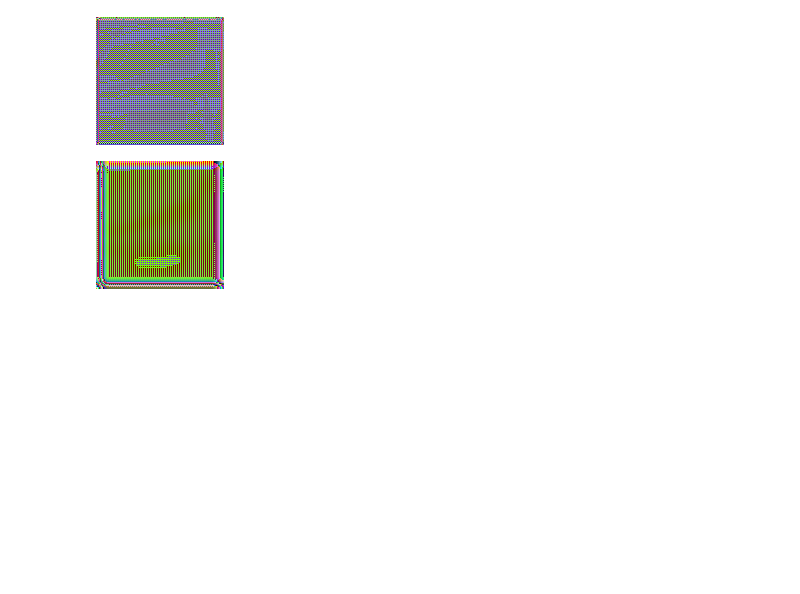
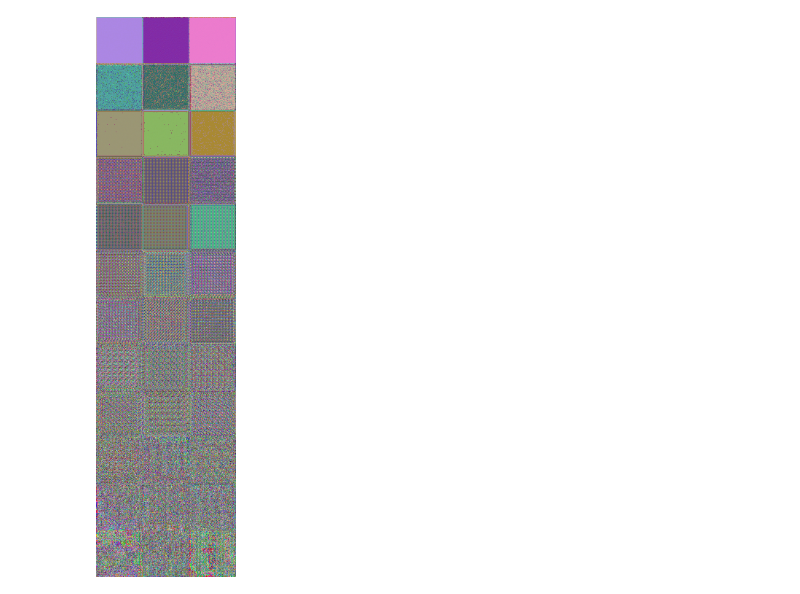
Before and after one commit to flavioschneider/brainle, a Jupyter notebook: notebooks/layered_training.ipynb, the cells around one changed output. Drawn from its saved outputs; the diff is of its cells as text; code cells hidden in the pictures; blank space fills up the shorter version.

Commit message:
feat: bidirectional layered training

```diff
--- a/notebooks/layered_training.ipynb
+++ b/notebooks/layered_training.ipynb
@@ -172,8 +229,4 @@ arch = SandwichModel(
 # Callbacks
 cb_progress_bar = pl.callbacks.RichProgressBar()
 cb_model_summary = pl.callbacks.RichModelSummary()
-# %%
-to_image = torchvision.transforms.ToPILImage()
-blur = torchvision.transforms.GaussianBlur((21,21), sigma=(4,4))
-sample = next(iter(datamodule.val_dataloader()))
 # %%
@@ -211,8 +258,0 @@ to_image(grid)
-# %%
-# Stage 1
-arch.set_stage(1)
-arch.reset_current_stage_params()
-model = Model(arch, lr=0.01)
-trainer = pl.Trainer(callbacks=[cb_progress_bar, cb_model_summary], max_epochs=200)
-trainer.fit(model=model, datamodule=datamodule)
-# 0.000624
@@ -243,7 +258,0 @@ to_image(grid)
-# %%
-# Stage 2
-arch.set_stage(2)
-arch.reset_current_stage_params()
-model = Model(arch, lr=0.01)
-trainer = pl.Trainer(callbacks=[cb_progress_bar, cb_model_summary], max_epochs=200)
-trainer.fit(model=model, datamodule=datamodule)
@@ -274,32 +290,40 @@ to_image(grid)
 # %%
 import cv2
 from rich.progress import track
 from PIL import Image
 
 # Compute gradient of filter wrt to input
+steps = 100
+num_layers = model.num_layers
+num_filters = 3
+images = []
 
-img = sample[0].clone().unsqueeze(0).requires_grad_()#torch.rand((1, 3, 128, 128), requires_grad=True)#
-img.requires_grad = True
-arch.set_stage(-1) # No grads
-arch.stage = 1
-filter_id = 3
-steps = 1000
-optimizer = torch.optim.Adam([img], lr=0.1, weight_decay=1e-6)
+sample_img = sample[0].unsqueeze(0) #
+sample_rand = torch.rand((1, 3, 128, 128), requires_grad=True)#
+start = sample_rand
 
-for n in track(range(steps)):
-    optimizer.zero_grad()
-    pattern = model.model.encode(img)[0, filter_id]
-    loss = - pattern.mean()
-    loss.backward()
-    optimizer.step()
+for layer_id in track(range(num_layers)):
+    for filter_id in range(num_filters):
 
-to_image(img[0])
+        img = start.clone().detach()
+        img.requires_grad = True
+        model.requires_grad(False)
+        optimizer = torch.optim.Adam([img], lr=0.1, weight_decay=1e-6)
+
+        for n in range(steps):
+            optimizer.zero_grad()
+            pattern = model(img)[0][layer_id+1][0, filter_id]
+            loss = - pattern.mean()
+            loss.backward()
+            optimizer.step()
+
+        model.requires_grad(True)
+        images.append(img[0])
+
+grid = to_image(rearrange(images, '(l f) c h w -> c (l h) (f w)', l=num_layers))
+grid
 # %% [output]
 [interactive output not drawn]
 [interactive output not drawn]
 [interactive output not drawn]
-[figure, old version]
+[figure, new version]
-# %%
-to_image(blur(img[0]))
-# %% [output]
-[figure, removed]
```
Also changed, not shown: parts of 16 cells of this notebook.
